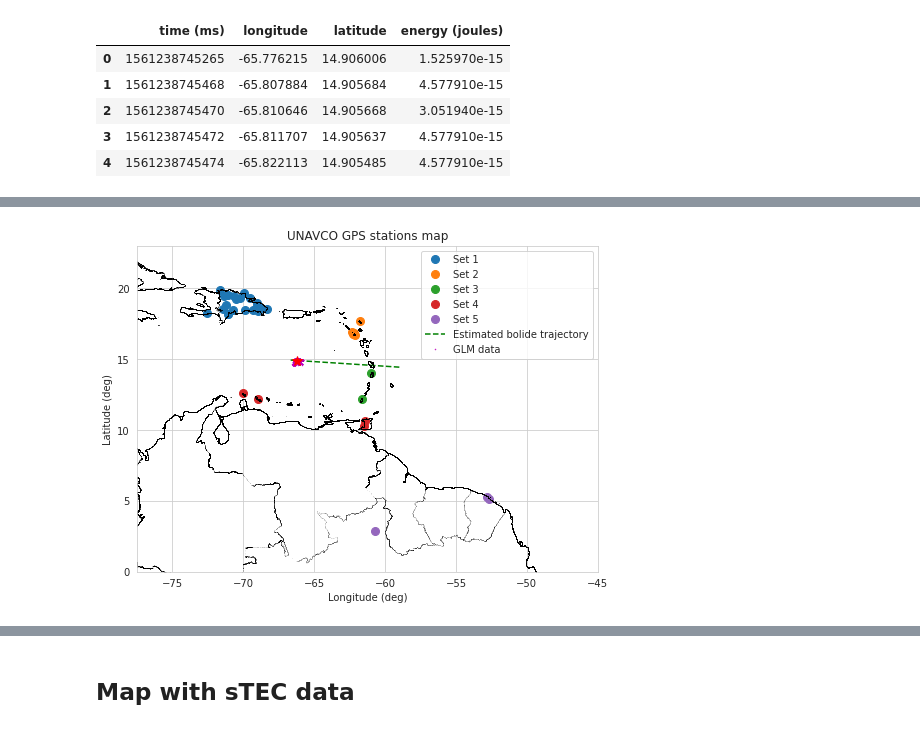
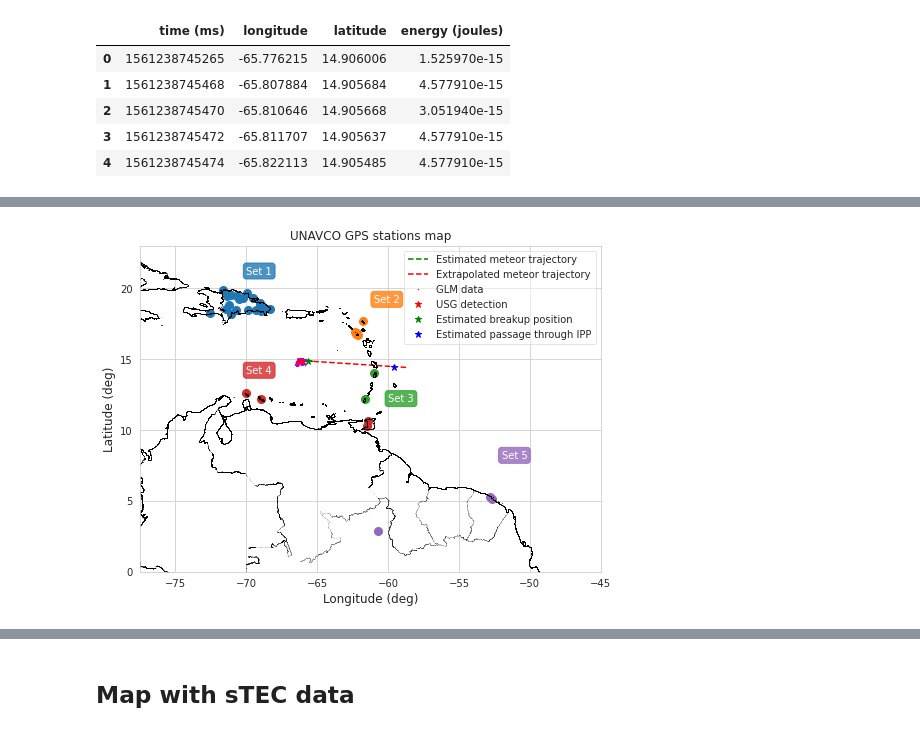
Before and after one commit to Lxndrs/Posdoc, a Jupyter notebook: Caribbean map.ipynb, the cells around one changed output, grey strips where cells are left out. Saved outputs shown, nothing was run; the diff lists cells and outputs as text; code cells hidden in the pictures.

Commit message:
Add estimations of meteor trajectory.
- Using Raul's model data.
- Extrapolating theta vs h and time vs h curves to higher heights
- Remove or comment unused cells.

```diff
--- a/Caribbean map.ipynb
+++ b/Caribbean map.ipynb
@@ -147,0 +219,9 @@ GLM_data.head(5)
+# %%
+plt.plot(h, np.degrees(theta), "o", label="Raul's data")
+coef2 = np.polyfit(h, theta, 1)
+th_vs_h = np.poly1d(coef2)
+plt.plot(h, np.degrees(th_vs_h(h)), label="Linear regression")
+plt.plot(h_ex, np.degrees(th_vs_h(h_ex)), label="Extrapolation")
+plt.legend()
+plt.xlabel("Height (km)")
+plt.ylabel("Trajectory angle (deg)")
@@ -148,36 +231,54 @@ GLM_data.head(5)
+# %%
+v_ex = 20.6
+v_tan_ex = v_ex*np.cos(th_vs_h(h_ex))
+v_lat_ex, v_lon_ex = v_tan_ex*np.sin(alpha), v_tan_ex*np.cos(alpha)
+xm_ex, ym_ex = x_lon0 + np.degrees(v_lon_ex/(re+h_ex)*(t_vs_h(h_ex)-t0)), y_lat0 + np.degrees(v_lat_ex/(re+h_ex)*(t_vs_h(h_ex)-t0))
+prop_cycle = plt.rcParams["axes.prop_cycle"]
+colors = prop_cycle.by_key()["color"]
 # %%
 stations_lat1 = [18.21, 18.56, 19.67, 18.41, 18.76, 18.23, 19.22, 18.45, 19.45, 18.60, 19.31, 19.54, 19.85, 18.98, 18.50, 18.46, 19.29, 18.82, 18.46, 19.48, 18.21]
 stations_lon1 = [-71.09, -68.35, -69.93, -68.93, -69.04, -72.54, -70.53, -70.72, -70.68, -68.72, -69.55, -71.08, -71.64, -69.04, -71.42, -69.91, -70.25, -71.23, -69.31, -71.34, -71.10]
 stations_lat2 = [16.74, 17.67, 16.80, 16.82, 16.75, 16.70, 16.93, 16.76]
 stations_lon2 = [-62.21, -61.79, -62.19, -62.20, -62.23, -62.15, -62.35, -62.16]
 stations_lat3 = [14.02, 12.22]
 stations_lon3 = [-60.97, -61.64]
 stations_lat4 = [12.61, 12.18, 10.28, 10.64]
 stations_lon4 = [-70.04, -68.96, -61.47, -61.40]
 stations_lat5 = [2.85, 5.10, 5.25]
 stations_lon5 = [-60.70, -52.64, -52.81]
-plt.plot(stations_lon1, stations_lat1, "o", ms=8, label="Set 1")
-plt.plot(stations_lon2, stations_lat2, "o", ms=8, label="Set 2")
-plt.plot(stations_lon3, stations_lat3, "o", ms=8, label="Set 3")
-plt.plot(stations_lon4, stations_lat4, "o", ms=8, label="Set 4")
-plt.plot(stations_lon5, stations_lat5, "o", ms=8, label="Set 5")
-plt.plot(xm, ym, "g--", label="Estimated bolide trajectory")
+plt.plot(stations_lon1, stations_lat1, "o", ms=8)#, label="Set 1")
+plt.plot(stations_lon2, stations_lat2, "o", ms=8)#, label="Set 2")
+plt.plot(stations_lon3, stations_lat3, "o", ms=8)#, label="Set 3")
+plt.plot(stations_lon4, stations_lat4, "o", ms=8)#, label="Set 4")
+plt.plot(stations_lon5, stations_lat5, "o", ms=8)#, label="Set 5")
+plt.plot(xm, ym, "g--", label="Estimated meteor trajectory")
+plt.plot(xm_ex, ym_ex, "r--", label="Extrapolated meteor trajectory")
 plt.plot(Lon, Lat, "m.", ms=1, label = "GLM data")
-plt.plot(x_lon, y_lat, "r*", ms=10)
+plt.plot(x_lon0, y_lat0, "r*", ms=7, label="USG detection")
+x_breakup, y_breakup = xm[-3], ym[-3]
+plt.plot(x_breakup, y_breakup, "g*", ms=7, label="Estimated breakup position")
+x_IPP, y_IPP = xm_ex[-2], ym_ex[-2]
+plt.plot(x_IPP, y_IPP, "b*", ms=7, label="Estimated passage through IPP")
 #plt.quiver(x_lon, y_lat, v_eq/7, v_lat/7, units="xy", scale=1, color="blue")
 for car in caribe:
     sf = shp.Reader(car)
     for shape in sf.shapeRecords():
         x = [i[0] for i in shape.shape.points[:]]
         y = [i[1] for i in shape.shape.points[:]]
         plt.plot(x, y, "k.", ms=0.025)
-plt.legend()
+plt.text(-70, 21, "Set 1", c="w", fontsize="medium", bbox=dict(boxstyle="round", color=colors[0], alpha=0.8))
+plt.text(-61, 19, "Set 2", c="w", fontsize="medium", bbox=dict(boxstyle="round", color=colors[1], alpha=0.8))
+plt.text(-60, 12, "Set 3", c="w", fontsize="medium", bbox=dict(boxstyle="round", color=colors[2], alpha=0.8))
+plt.text(-70, 14, "Set 4", c="w", fontsize="medium", bbox=dict(boxstyle="round", color=colors[3], alpha=0.8))
+plt.text(-52, 8, "Set 5", c="w", fontsize="medium", bbox=dict(boxstyle="round", color=colors[4], alpha=0.8))
+plt.legend(framealpha=0.5, fontsize="medium")
 plt.gca().set_aspect("equal")
-plt.xlabel("Longitude (deg)")
-plt.ylabel("Latitude (deg)")
-plt.title("UNAVCO GPS stations map")
+plt.xlabel("Longitude (deg)", fontsize="large")
+plt.ylabel("Latitude (deg)", fontsize="large")
+plt.title("UNAVCO GPS stations map", fontsize="large")
 plt.xlim(-77.5, -45)
 plt.ylim(0, 23)
-plt.savefig("./paper/figures/caribbean_stations_map.png")
+#plt.gcf().set_size_inches(25,5)
+plt.savefig("./paper/figures/caribbean_stations_map.pdf")
 # %% [output]
-[figure, old version]
+[figure, new version]
```
Also changed, not shown: parts of 34 cells of this notebook.
